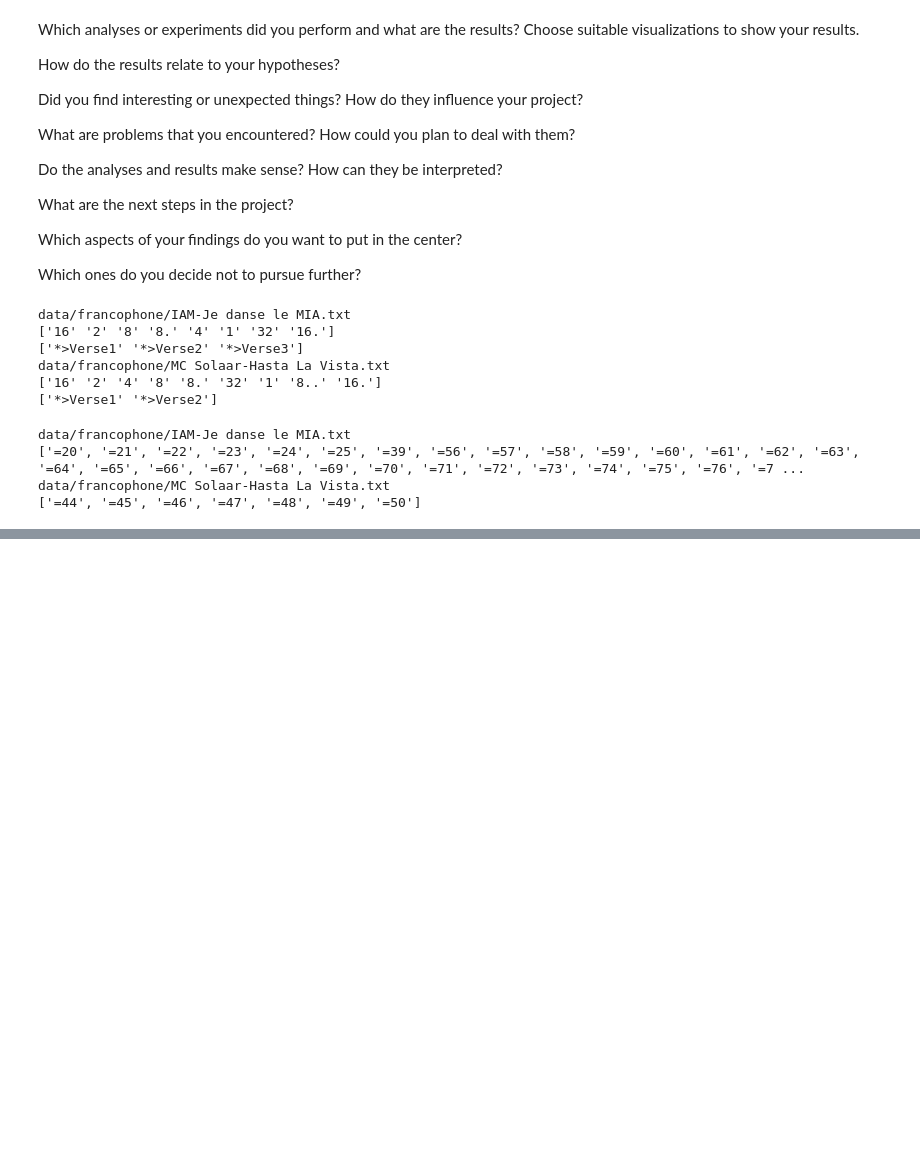
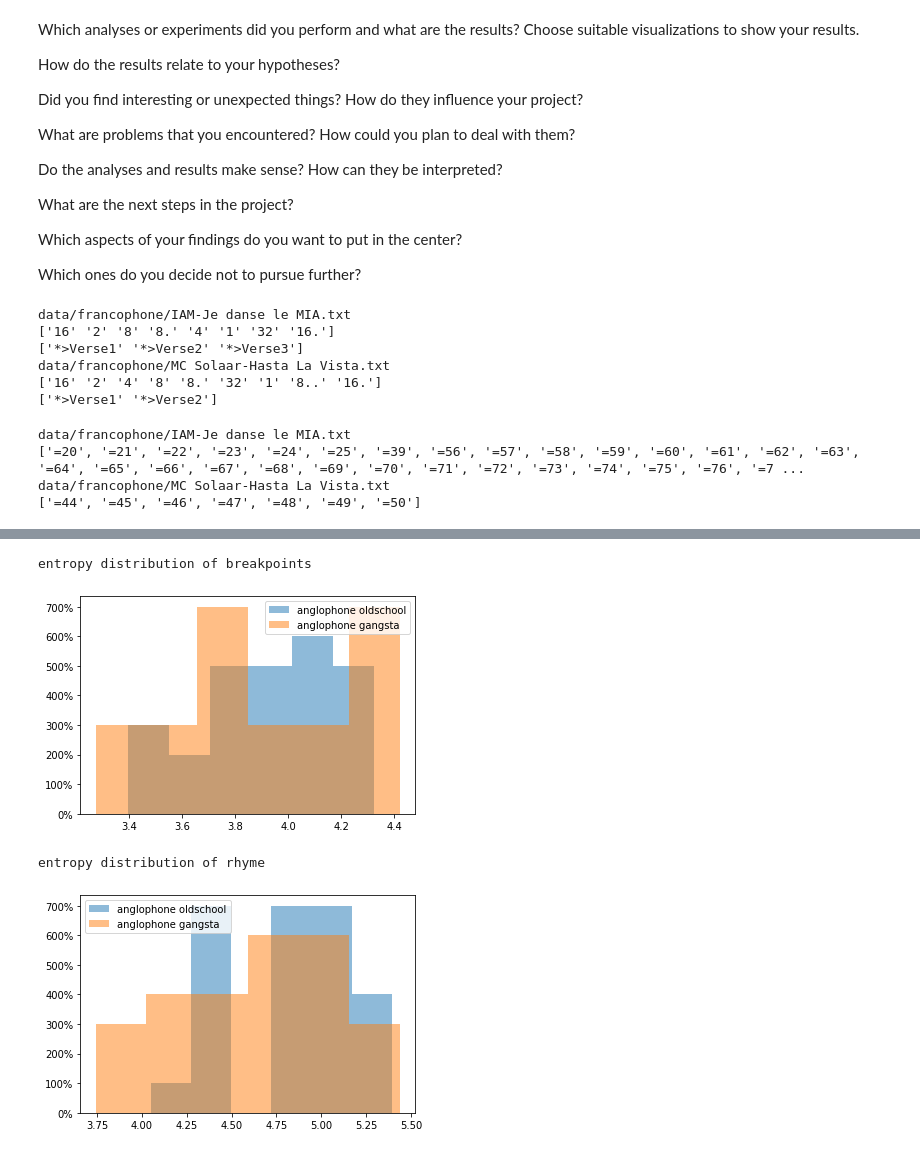
Before and after one commit to haeeunkim/dh401, a Jupyter notebook: analysis.ipynb, the cells around one changed output, grey strips where cells are left out. Cells and saved outputs as stored; diff of their text form; code cells hidden in the pictures; blank space fills up the shorter version.

```diff
--- a/analysis.ipynb
+++ b/analysis.ipynb
@@ -371,0 +355,24 @@ syllabic_rate
+# %%
+features = ['breakpoints','rhyme']
+
+for feature in features:
+    print('\nentropy distribution of {0}'.format(feature))
+    fig = plt.figure()
+    ax = fig.add_subplot(111)
+    for d in list(df_dict.items())[:-1]:
+        en = np.array([])
+        for l in list(d[1][feature]):
+            en = np.append(en, entropy(l))
+
+        ax.hist(en, alpha=0.5, label=d[0], bins='auto')
+        ax.yaxis.set_major_formatter(PercentFormatter(1))
+
+    plt.legend()
+
+    plt.show()
+    #plt.show()
+# %% [output]
+entropy distribution of breakpoints
+[figure, added]
+entropy distribution of rhyme
+[figure, added]
```
Also changed, not shown: parts of 13 cells of this notebook, 14 other files.
